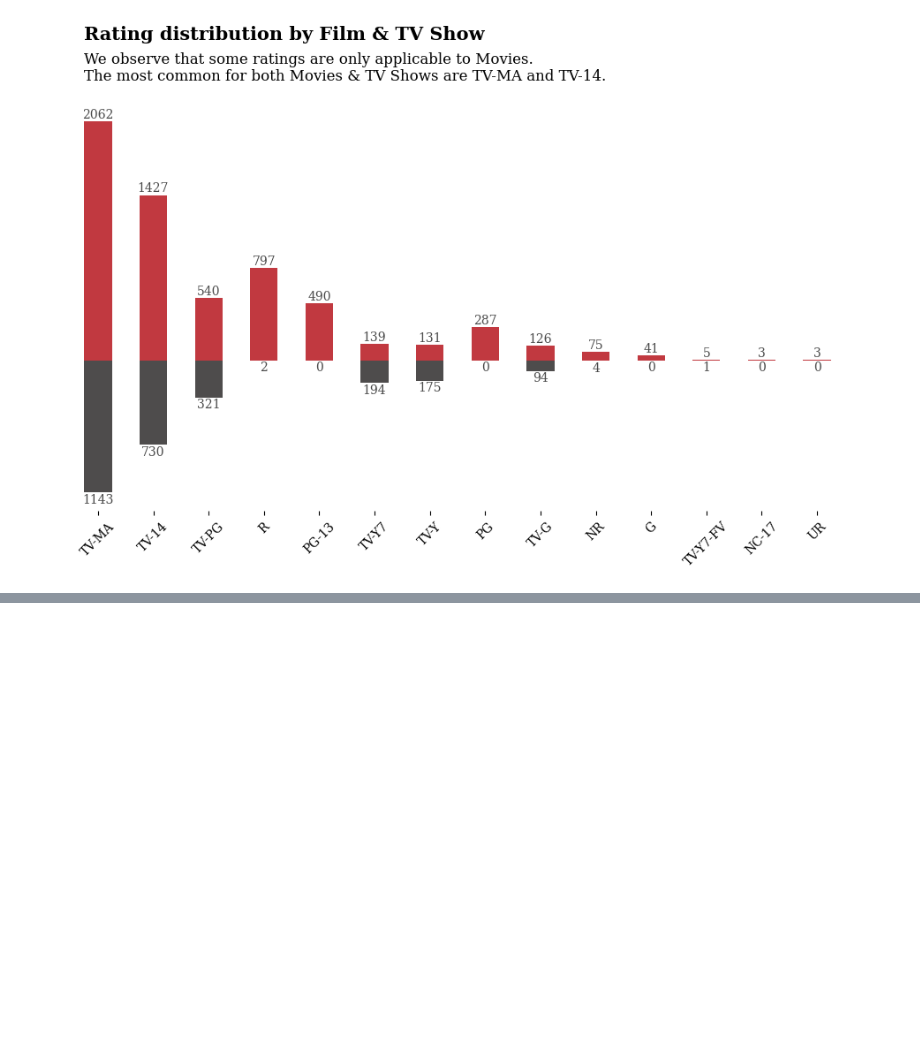
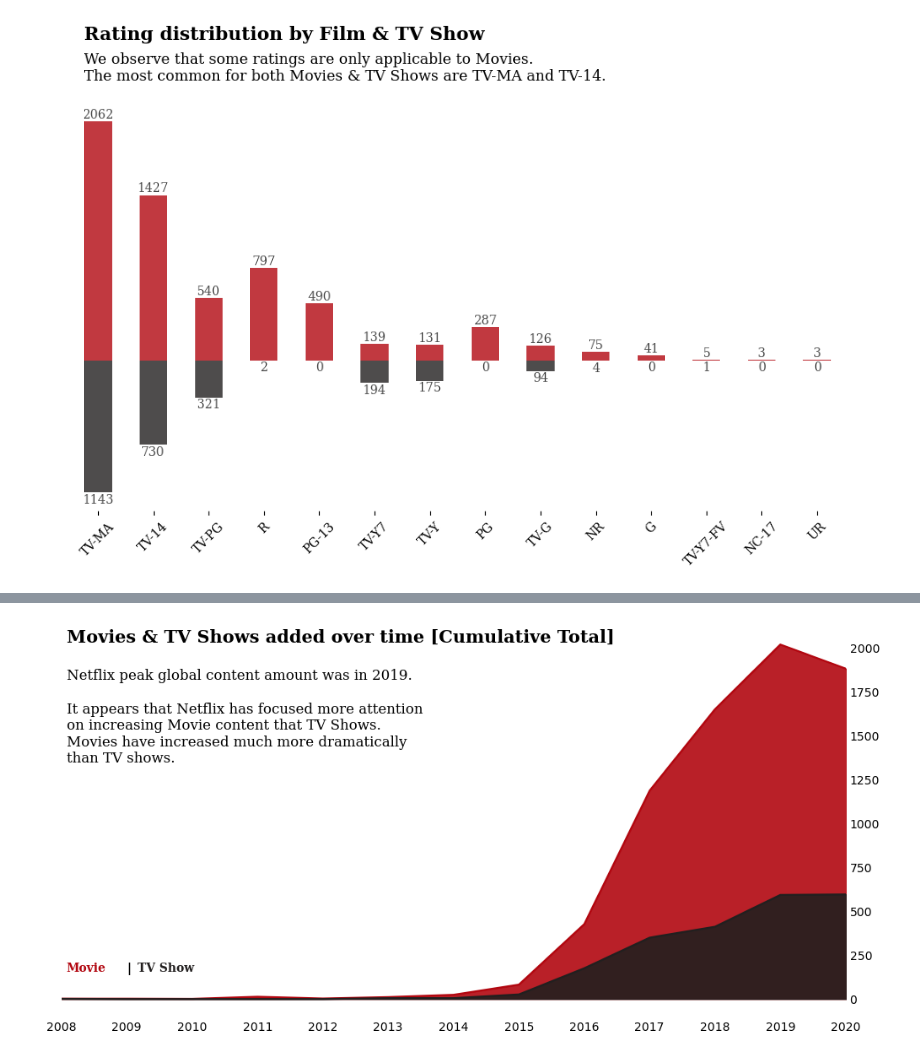
Before and after one commit to 07ductoan12/visualization, a Jupyter notebook: netflix/netflix.ipynb, the cells around one changed output, grey strips where cells are left out. Cells and saved outputs as stored; diff of their text form; code cells hidden in the pictures; blank space fills up the shorter version.

```diff
--- a/netflix/netflix.ipynb
+++ b/netflix/netflix.ipynb
@@ -694,0 +755,61 @@ plt.show()
+# %%
+data_sub = (
+    df.groupby("type")["year_added"]
+    .value_counts()
+    .unstack()
+    .fillna(0)
+    .loc[["TV Show", "Movie"]]
+    .cumsum(axis=0)
+    .T
+)
+
+fig, ax = plt.subplots(1, 1, figsize=(12, 6))
+color = ["#b20710", "#221f1f"]
+
+for i, mtv in enumerate(df["type"].value_counts().index):
+    mtv_rel = data_sub[mtv]
+    ax.plot(mtv_rel.index, mtv_rel, color=color[i], label=mtv)
+    ax.fill_between(mtv_rel.index, 0, mtv_rel, color=color[i], label=mtv, alpha=0.9)
+
+ax.yaxis.tick_right()
+ax.tick_params(axis="both", which="both", length=0)
+ax.set_xlim(2008, 2020)
+plt.xticks(np.arange(2008, 2021, 1))
+
+fig.text(
+    0.13,
+    0.85,
+    "Movies & TV Shows added over time [Cumulative Total]",
+    fontsize=15,
+    fontweight="bold",
+    fontfamily="serif",
+)
+fig.text(
+    0.13,
+    0.58,
+    """Netflix peak global content amount was in 2019.
+
+It appears that Netflix has focused more attention
+on increasing Movie content that TV Shows.
+Movies have increased much more dramatically
+than TV shows.
+""",
+    fontsize=12,
+    fontweight="light",
+    fontfamily="serif",
+)
+
+fig.text(
+    x=0.13, y=0.2, s="Movie", fontfamily="serif", fontweight="bold", color="#b20710"
+)
+fig.text(x=0.19, y=0.2, s="|", fontfamily="serif", fontweight="bold", color="black")
+fig.text(
+    x=0.20, y=0.2, s="TV Show", fontfamily="serif", fontweight="bold", color="#221f1f"
+)
+
+for spine in ["top", "left", "right", "bottom"]:
+    ax.spines[spine].set_visible(False)
+
+plt.show()
+# %% [output]
+[figure, added]
```
Also changed, not shown: parts of 19 cells of this notebook.
